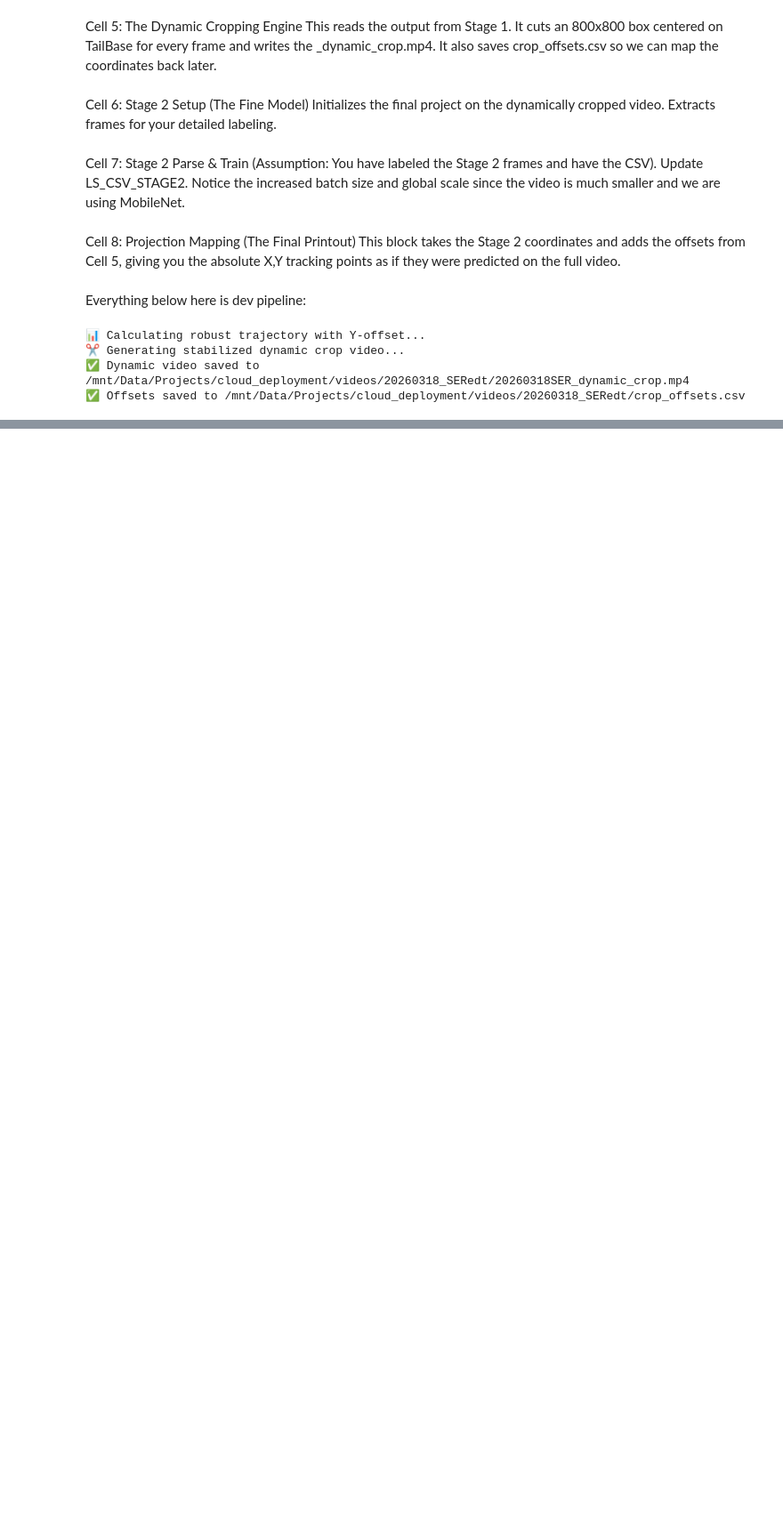
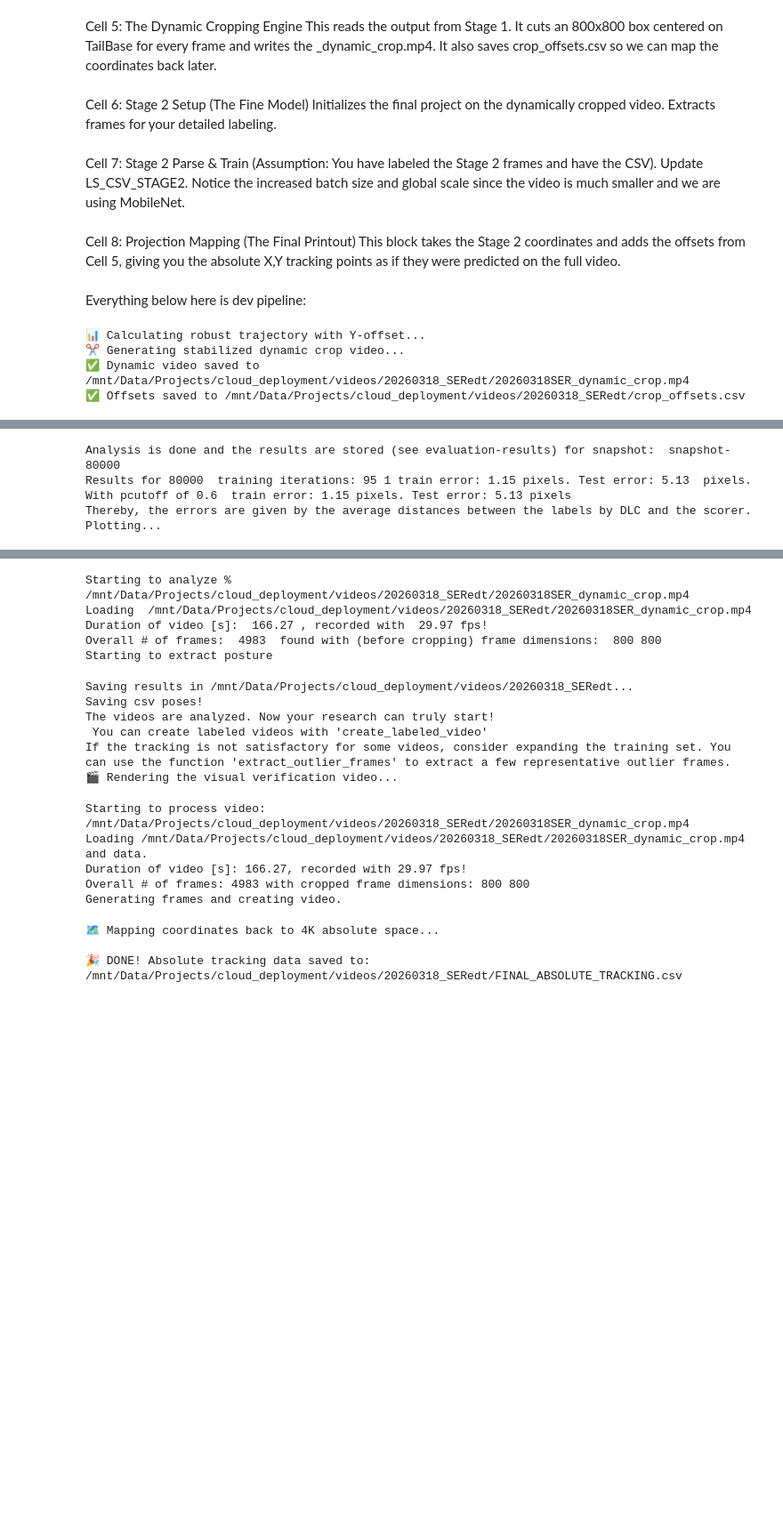
Before and after one commit to mperezfabry/deeplabcut-aquatic-3D, a Jupyter notebook: two-stage.ipynb, the cells around one changed output, grey strips where cells are left out. Shown at 89% size. Saved outputs shown, nothing was run; the diff lists cells and outputs as text; code cells hidden in the pictures; blank space fills up the shorter version.

```diff
--- a/two-stage.ipynb
+++ b/two-stage.ipynb
@@ -375,0 +631,49 @@ print(f"✅ Offsets saved to {OUT_OFFSETS}")
+# %%
+import os
+import glob
+import pandas as pd
+import deeplabcut
+
+# --- Paths ---
+PROJECT_PATH = '/mnt/Data/Projects/cloud_deployment/Scripts/Stage2_Redux-Dev-2026-03-31'
+CONFIG_PATH = os.path.join(PROJECT_PATH, 'config.yaml')
+DYNAMIC_VIDEO = '/mnt/Data/Projects/cloud_deployment/videos/20260318_SERedt/20260318SER_dynamic_crop.mp4'
+OFFSETS_CSV = '/mnt/Data/Projects/cloud_deployment/videos/20260318_SERedt/crop_offsets.csv'
+
+# --- 1. Evaluate the Model ---
+print("📊 Evaluating network accuracy...")
+deeplabcut.evaluate_network(CONFIG_PATH, plotting=True)
+
+# --- 2. Analyze Video & Create Render ---
+print("\n🧠 Running inference on the dynamic video...")
+deeplabcut.analyze_videos(CONFIG_PATH, [DYNAMIC_VIDEO], save_as_csv=True)
+
+print("🎬 Rendering the visual verification video...")
+deeplabcut.create_labeled_video(CONFIG_PATH, [DYNAMIC_VIDEO], draw_skeleton=True)
+
+# --- 3. Projection Mapping (Back to 4K) ---
+print("\n🗺️ Mapping coordinates back to 4K absolute space...")
+bodyparts = ['Snout', 'DorsalFin', 'TailBase', 'TailTip']
+video_dir = os.path.dirname(DYNAMIC_VIDEO)
+video_name = os.path.splitext(os.path.basename(DYNAMIC_VIDEO))[0]
+
+# Load the rolling offsets generated during the dynamic crop phase
+offsets_df = pd.read_csv(OFFSETS_CSV)
+
+# Find the newly generated tracking CSV
+s2_csv_files = glob.glob(os.path.join(video_dir, f'{video_name}DLC*.csv'))
+s2_track_csv = max(s2_csv_files, key=os.path.getctime)
+
+df_s2 = pd.read_csv(s2_track_csv, header=[0, 1, 2], index_col=0)
+scorer = df_s2.columns[0][0]
+
+# Apply the offsets
+for bp in bodyparts:
+    df_s2[(scorer, bp, 'x')] += offsets_df['x_offset'].values
+    df_s2[(scorer, bp, 'y')] += offsets_df['y_offset'].values
+
+final_out = os.path.join(video_dir, 'FINAL_ABSOLUTE_TRACKING.csv')
+df_s2.to_csv(final_out)
+
+print(f"\n🎉 DONE! Absolute tracking data saved to:\n{final_out}")
+# %% [output]
@@ -375,0 +706,5 @@ print(f"✅ Offsets saved to {OUT_OFFSETS}")
+Analysis is done and the results are stored (see evaluation-results) for snapshot:  snapshot-80000
+Results for 80000  training iterations: 95 1 train error: 1.15 pixels. Test error: 5.13  pixels.
+With pcutoff of 0.6  train error: 1.15 pixels. Test error: 5.13 pixels
+Thereby, the errors are given by the average distances between the labels by DLC and the scorer.
+Plotting...
@@ -375,0 +741,21 @@ print(f"✅ Offsets saved to {OUT_OFFSETS}")
+Starting to analyze %  /mnt/Data/Projects/cloud_deployment/videos/20260318_SERedt/20260318SER_dynamic_crop.mp4
+Loading  /mnt/Data/Projects/cloud_deployment/videos/20260318_SERedt/20260318SER_dynamic_crop.mp4
+Duration of video [s]:  166.27 , recorded with  29.97 fps!
+Overall # of frames:  4983  found with (before cropping) frame dimensions:  800 800
+Starting to extract posture
+Saving results in /mnt/Data/Projects/cloud_deployment/videos/20260318_SERedt...
+Saving csv poses!
+The videos are analyzed. Now your research can truly start!
+ You can create labeled videos with 'create_labeled_video'
+If the tracking is not satisfactory for some videos, consider expanding the training set. You can use the function 'extract_outlier_frames' to extract a few representative outlier frames.
+🎬 Rendering the visual verification video...
+Starting to process video: /mnt/Data/Projects/cloud_deployment/videos/20260318_SERedt/20260318SER_dynamic_crop.mp4
+Loading /mnt/Data/Projects/cloud_deployment/videos/20260318_SERedt/20260318SER_dynamic_crop.mp4 and data.
+Duration of video [s]: 166.27, recorded with 29.97 fps!
+Overall # of frames: 4983 with cropped frame dimensions: 800 800
+Generating frames and creating video.
+🗺️ Mapping coordinates back to 4K absolute space...
+
+🎉 DONE! Absolute tracking data saved to:
+/mnt/Data/Projects/cloud_deployment/videos/20260318_SERedt/FINAL_ABSOLUTE_TRACKING.csv
+[figure, added]
```
Also changed, not shown: parts of 4 cells of this notebook, 1 other file.
